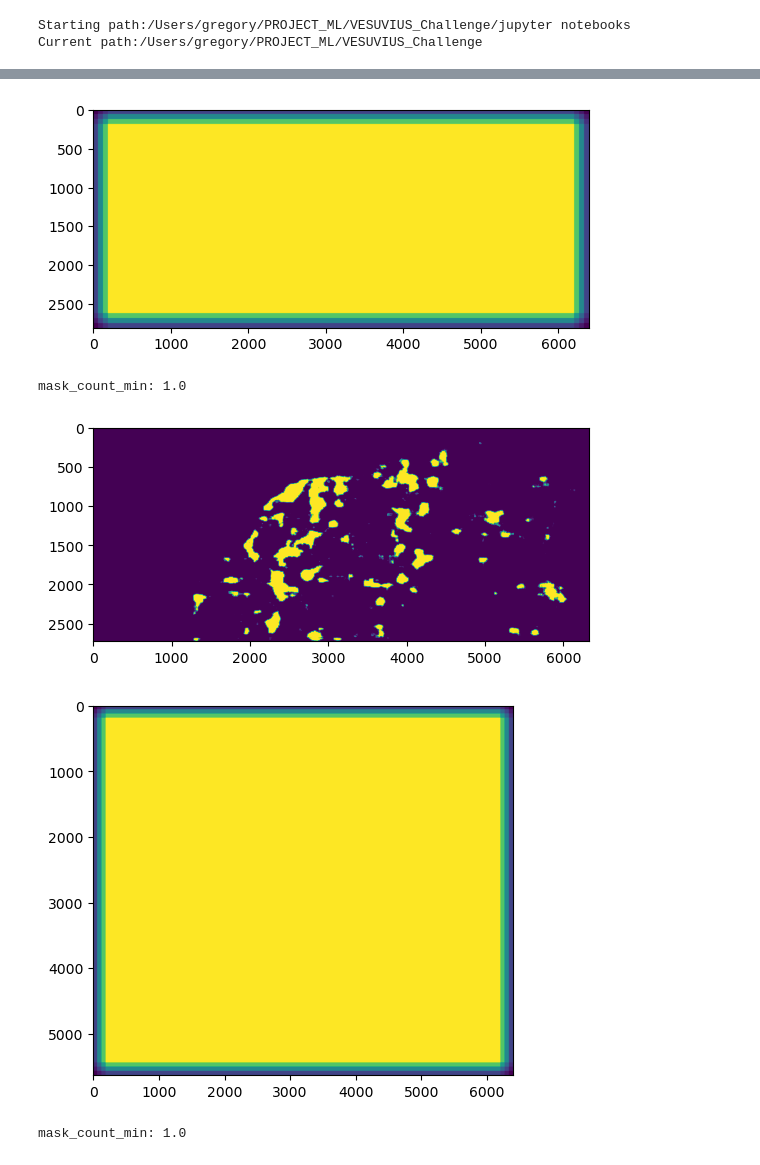
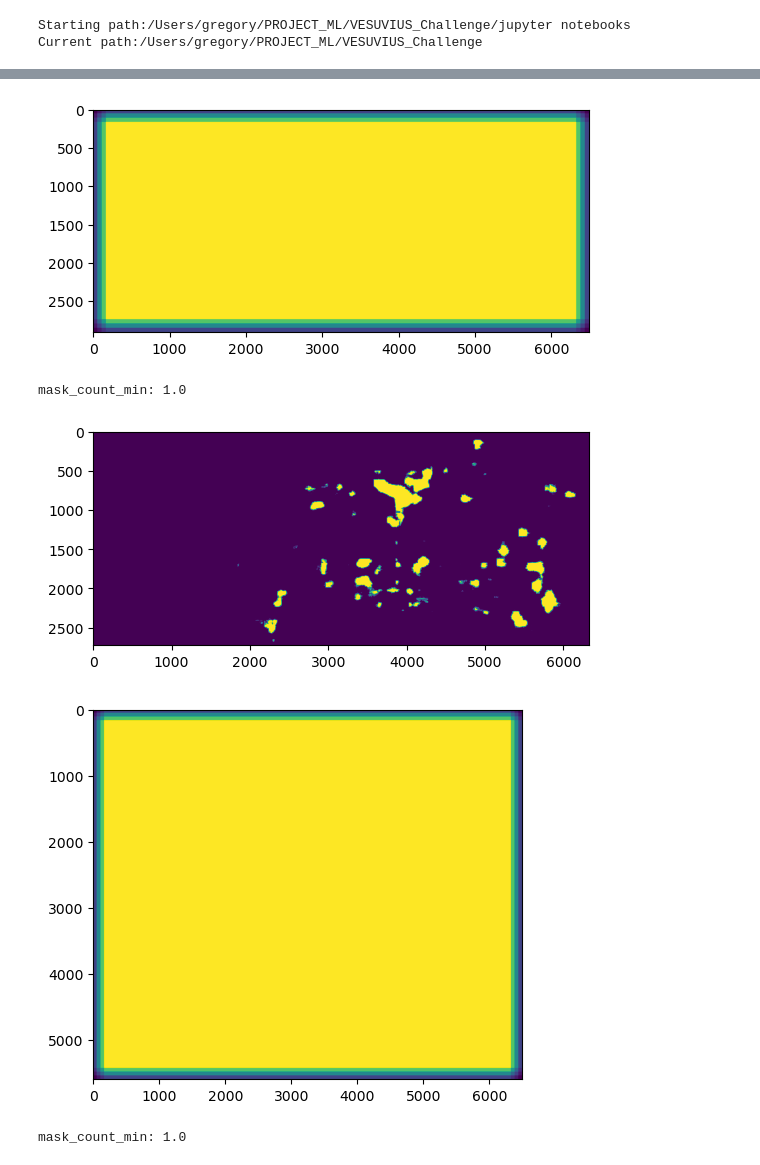
Before and after one commit to gmarus777/VESUVIUS_Challenge, a Jupyter notebook: jupyter notebooks/LOCAL CFG PREDICITONS.ipynb, the cells around one changed output, grey strips where cells are left out. Drawn from its saved outputs; the diff is of its cells as text; code cells hidden in the pictures.

```diff
--- a/jupyter notebooks/LOCAL CFG PREDICITONS.ipynb
+++ b/jupyter notebooks/LOCAL CFG PREDICITONS.ipynb
@@ -46,5 +46,5 @@ from torch.utils.data import DataLoader, Dataset
 # %%
-CHECKPOINT = 'logs/BCE02_tver_alpha08_Monai_RegUnet/last.ckpt'
+CHECKPOINT = 'logs/2BCE05_09tver_alpha08_Monai_FlexU3/BCE02_tver_alpha08_SMPB3epoch=30FBETA=0.43val_loss=0.73fbeta_4=0.16recall=0.47precision=0.67.ckpt'
 SAMPLE_SUBMISSION = 'kaggle/input/vesuvius-challenge-ink-detection/sample_submission.csv'
 
 
@@ -53,7 +53,7 @@ DEVICE = torch.device("cuda" if torch.cuda.is_available() else "mps")
 # change to the line below if not using Apple's M1 or chips
 # DEVICE = torch.device("cuda" if torch.cuda.is_available() else "cpu")
 # %%
-PATCH_SIZE = 256
+PATCH_SIZE = 224
 Z_DIM = 16
 COMPETITION_DATA_DIR_str =  "kaggle/input/vesuvius-challenge-ink-detection/"
 
@@ -101,18 +101,20 @@ class CFG:
     ######## Model and Lightning Model paramters ############
 
     # MODEL
-    model = monai.networks.nets.UNet(
-            spatial_dims=2,
-            in_channels=z_dim,
-            out_channels=1,
-            channels=(  32, 64, 128, 256, 512 ),
-            strides=(2, 2, 2, 2),
-            num_res_units=4,
-            dropout=0,
-            norm='batch',
-            bias =False,
-
-        )
+    model = monai.networks.nets.FlexibleUNet(in_channels=z_dim,
+                                         out_channels=1,
+                                         backbone='efficientnet-b3',
+                                         pretrained=True,
+                                         decoder_channels=( 512, 256, 128, 64, 32),
+                                         spatial_dims=2,
+                                         norm=('batch', {'eps': 0.001, 'momentum': 0.1}),
+                                         # act=('relu', {'inplace': True}),
+                                         act=None,
+                                         dropout=0.0,
+                                         decoder_bias=False,
+                                         upsample='deconv',
+                                         interp_mode='nearest',
+                                         is_pad=False)
 
 
 
@@ -308,7 +310,7 @@ def rle(img):
     return ' '.join(str(x) for x in runs)
 # %%
 #224 stride=8
-THRESHOLD =0.6
+THRESHOLD =0.4
 results = []
 for fragment_id in CFG.test_fragment_ids:
 
@@ -349,34 +351,34 @@ for fragment_id in CFG.test_fragment_ids:
 
     plt.imshow(mask_count.to('cpu'))
     plt.show()
 
     print(f'mask_count_min: {mask_count.min()}')
     mask_pred /= mask_count
 
     mask_pred = mask_pred[:ori_h, :ori_w]
     binary_mask = binary_mask[:ori_h, :ori_w]
 
     mask_pred = mask_pred.to('cpu').numpy()
     mask_pred = (mask_pred >= THRESHOLD).astype(int)
     mask_pred *= binary_mask
 
     plt.imshow(mask_pred)
     plt.show()
 
     inklabels_rle = rle(mask_pred)
 
 
     results.append( inklabels_rle)
 
 
     del mask_pred, mask_count
     del test_loader
 
     gc.collect()
     torch.cuda.empty_cache()
 # %% [output]
-[figure, old version]
+[figure, new version]
 mask_count_min: 1.0
-[figure, old version]
+[figure, new version]
-[figure, old version]
+[figure, new version]
 mask_count_min: 1.0
```
Also changed, not shown: parts of 6 cells of this notebook, 2 other files.
